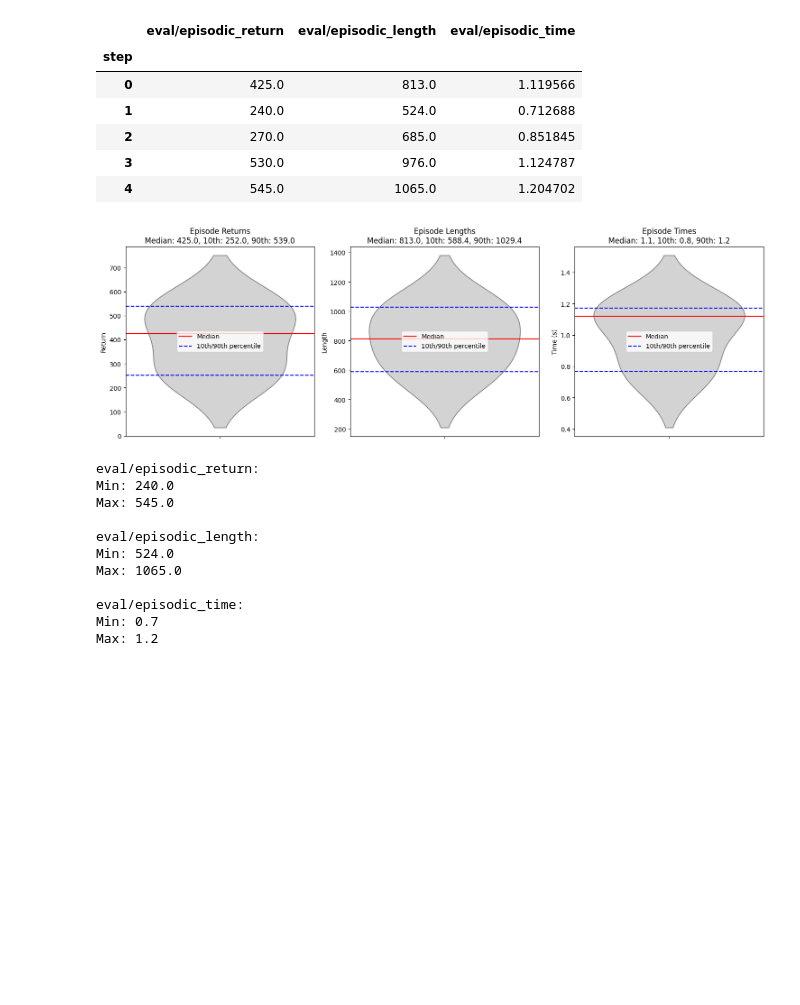
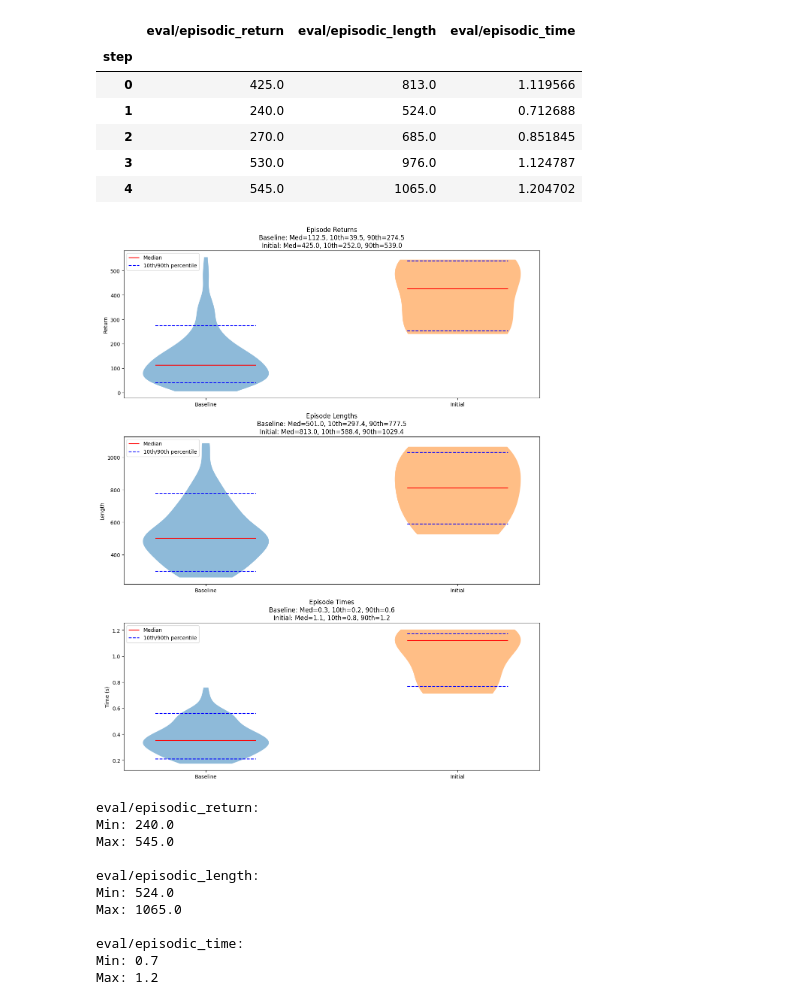
Before and after one commit to florinbarbisch/rle-assginment, a Jupyter notebook: eval.ipynb, the cells around one changed output. Saved outputs shown, nothing was run; the diff lists cells and outputs as text; code cells hidden in the pictures; blank space fills up the shorter version.

Commit message:
Added: multiple train plot

```diff
--- a/eval.ipynb
+++ b/eval.ipynb
@@ -89,47 +89,78 @@ def plot_episode_stats_boxplots(df):
     plt.tight_layout()
     plt.show()
 # %%
-def plot_episode_stats_violin(df):
+def plot_episode_stats_violin(*dfs, labels=None):
     """
     Create violin plots showing the distribution of episode returns, lengths and times,
-    with median and 10th/90th percentile lines.
+    with median and 10th/90th percentile lines. Plots multiple dataframes side by side.
 
     Args:
-        df: DataFrame containing columns 'eval/episodic_return', 'eval/episodic_length', 'eval/episodic_time'
+        *dfs: Variable number of DataFrames containing columns 'eval/episodic_return',
+              'eval/episodic_length', 'eval/episodic_time'
+        labels: Optional list of labels for each DataFrame
     """
-    # Create figure with subplots for median/percentile plots
-    fig, axes = plt.subplots(1, 3, figsize=(15, 5))
+    if labels is None:
+        labels = [f'Dataset {i+1}' for i in range(len(dfs))]
 
-    # Calculate percentiles for each metric
+    # Create figure with stacked subplots
+    fig, axes = plt.subplots(3, 1, figsize=(12, 15))
+
     metrics = ['eval/episodic_return', 'eval/episodic_length', 'eval/episodic_time']
     titles = ['Episode Returns', 'Episode Lengths', 'Episode Times']
     ylabels = ['Return', 'Length', 'Time (s)']
 
+    # Define colors for each violin
+    colors = ['#1f77b4', '#ff7f0e', '#2ca02c', '#d62728', '#9467bd']
+
     for i, (metric, title, ylabel) in enumerate(zip(metrics, titles, ylabels)):
-        data = df[metric].dropna()
+        for j, df in enumerate(dfs):
+            data = df[metric].dropna()
 
-        # Calculate statistics
-        median = np.median(data)
-        p10 = np.percentile(data, 10)
-        p90 = np.percentile(data, 90)
+            # Calculate statistics
+            median = np.median(data)
+            p10 = np.percentile(data, 10)
+            p90 = np.percentile(data, 90)
 
-        # Create violin plot
-        sns.violinplot(y=data, ax=axes[i], inner=None, color='lightgray')
+            # Position for this violin
+            pos = j + 1
 
-        # Add lines for median and percentiles
-        axes[i].axhline(y=median, color='red', linestyle='-', label='Median')
-        axes[i].axhline(y=p10, color='blue', linestyle='--', label='10th/90th percentile')
-        axes[i].axhline(y=p90, color='blue', linestyle='--')
+            # Create violin plot with clipped ends
+            parts = axes[i].violinplot(data, positions=[pos], showmedians=False, showextrema=False)
 
-        axes[i].set_title(f"{title}\nMedian: {median:.1f}, 10th: {p10:.1f}, 90th: {p90:.1f}")
+            # Customize violin appearance
+            for pc in parts['bodies']:
+                pc.set_facecolor(colors[j % len(colors)])
+                pc.set_alpha(0.5)
+
+            # Add lines for median and percentiles
+            axes[i].hlines(median, pos-0.2, pos+0.2, color='red', linestyle='-', label='Median' if j==0 else "")
+            axes[i].hlines(p10, pos-0.2, pos+0.2, color='blue', linestyle='--', label='10th/90th percentile' if j==0 else "")
+            axes[i].hlines(p90, pos-0.2, pos+0.2, color='blue', linestyle='--')
+
+        # Customize plot
+        axes[i].set_xticks(range(1, len(dfs) + 1))
+        axes[i].set_xticklabels(labels)
+
+        # Add statistics to title
+        stats_text = []
+        for j, df in enumerate(dfs):
+            data = df[metric].dropna()
+            median = np.median(data)
+            p10 = np.percentile(data, 10)
+            p90 = np.percentile(data, 90)
+            stats_text.append(f'{labels[j]}: Med={median:.1f}, 10th={p10:.1f}, 90th={p90:.1f}')
+
+        axes[i].set_title(f"{title}\n" + "\n".join(stats_text))
         axes[i].set_ylabel(ylabel)
         axes[i].legend()
 
     plt.tight_layout()
     plt.show()
-plot_episode_stats_violin(initial_df)
+
+# Example usage with two dataframes:
+plot_episode_stats_violin(baseline_df, initial_df, labels=['Baseline', 'Initial'])
 # %% [output]
-[figure, old version]
+[figure, new version]
 # %%
 def print_metric_ranges(df):
     """
```
Also changed, not shown: parts of 3 cells of this notebook.
